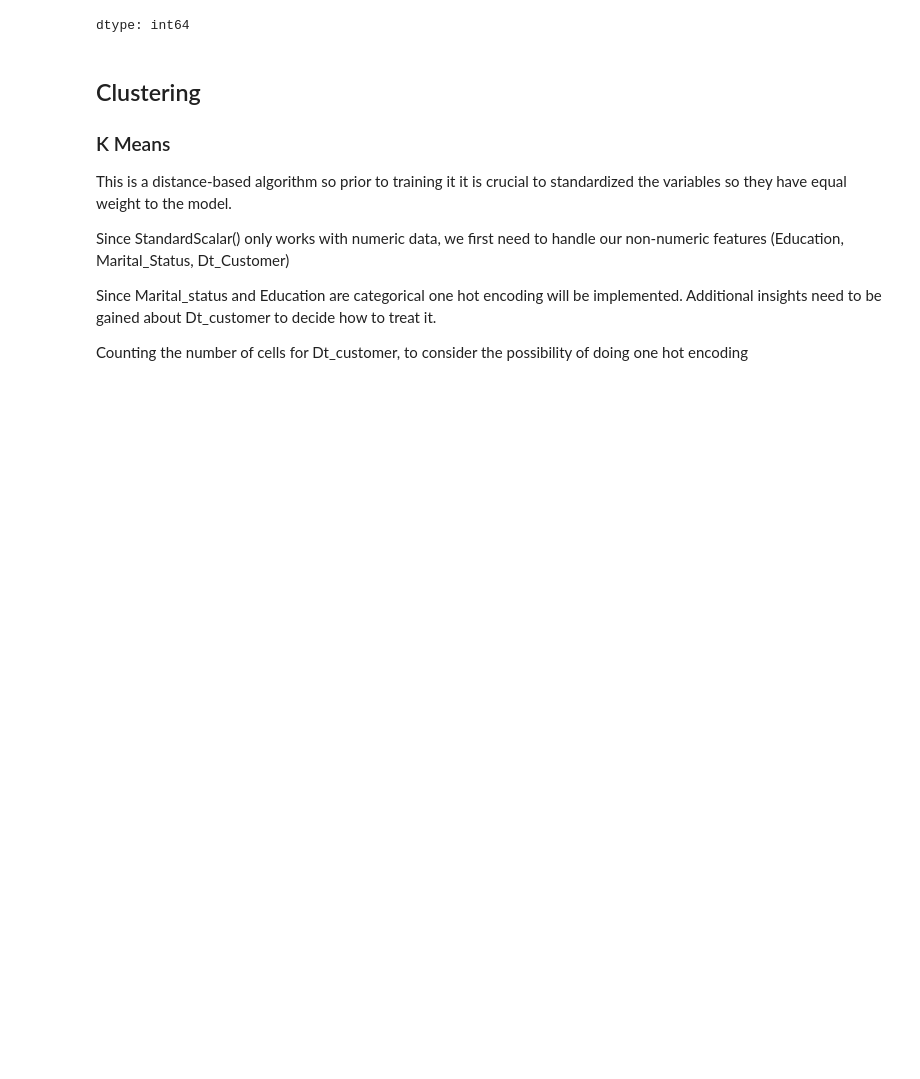
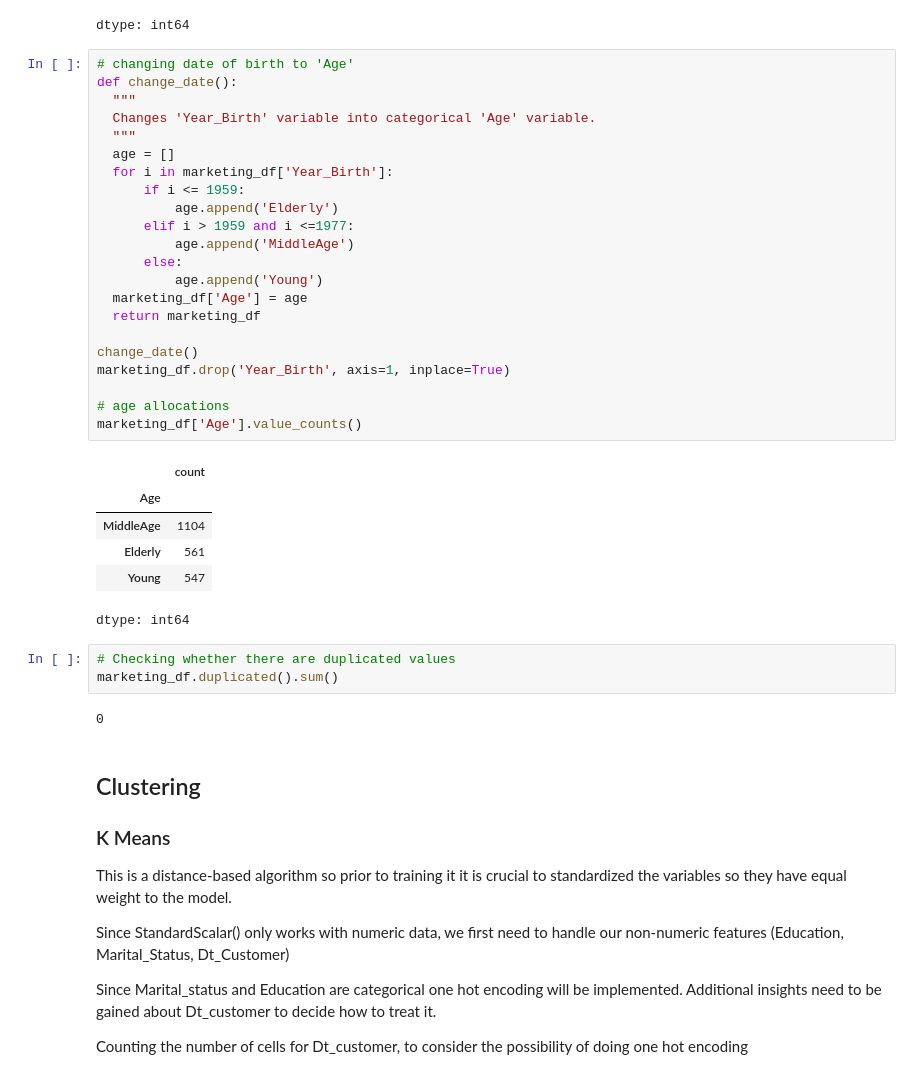
Before and after one commit to kimvkemenade/DM_team16, a Jupyter notebook: DM_Assignment_2.ipynb, the cells around one changed output. Cells and saved outputs as stored; diff of their text form; blank space fills up the shorter version.

```diff
--- a/DM_Assignment_2.ipynb
+++ b/DM_Assignment_2.ipynb
@@ -344,6 +339,40 @@ marketing_df['Marital_Status'].value_counts()
 | Divorced | 232 |
 | Widow | 76 |
 dtype: int64
+# %%
+# changing date of birth to 'Age'
+def change_date():
+  """
+  Changes 'Year_Birth' variable into categorical 'Age' variable.
+  """
+  age = []
+  for i in marketing_df['Year_Birth']:
+      if i <= 1959:
+          age.append('Elderly')
+      elif i > 1959 and i <=1977:
+          age.append('MiddleAge')
+      else:
+          age.append('Young')
+  marketing_df['Age'] = age
+  return marketing_df
+
+change_date()
+marketing_df.drop('Year_Birth', axis=1, inplace=True)
+
+# age allocations
+marketing_df['Age'].value_counts()
+# %% [output]
+|  | count |
+| Age |  |
+| MiddleAge | 1104 |
+| Elderly | 561 |
+| Young | 547 |
+dtype: int64
+# %%
+# Checking whether there are duplicated values
+marketing_df.duplicated().sum()
+# %% [output]
+0
 # %% [markdown]
 ## Clustering
 ### K Means
```
Also changed, not shown: parts of 11 cells of this notebook.
